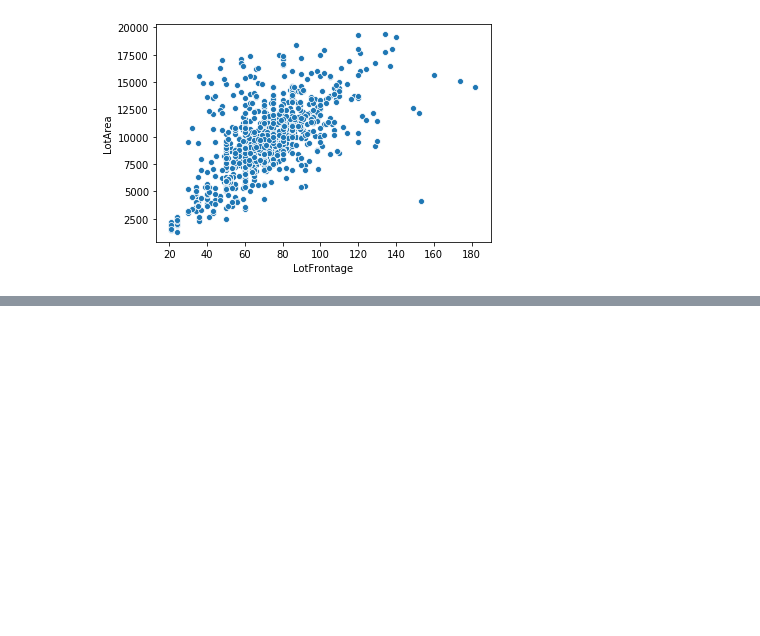
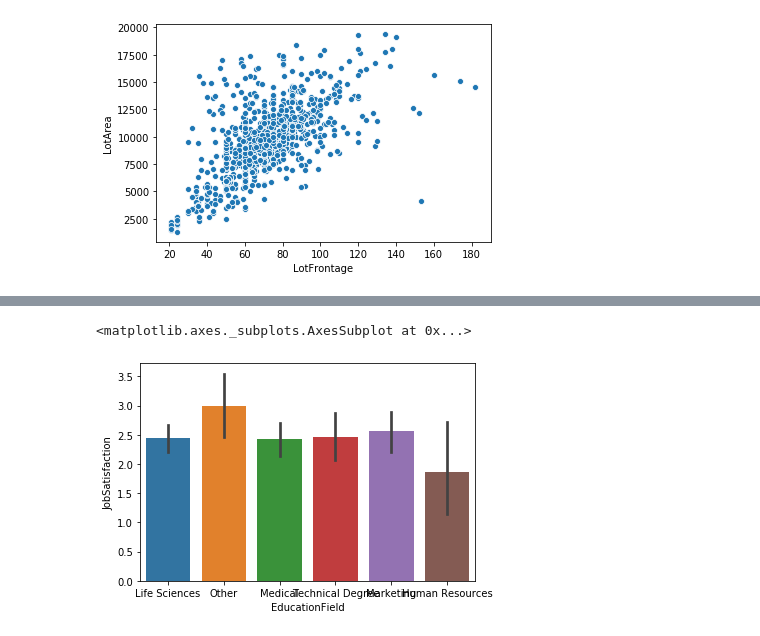
Before and after one commit to MrYamous/iesa-cours-python, a Jupyter notebook: ExJour2.ipynb, the cells around one changed output, grey strips where cells are left out. Cells and saved outputs as stored; diff of their text form; code cells hidden in the pictures; blank space fills up the shorter version.

```diff
--- a/ExJour2.ipynb
+++ b/ExJour2.ipynb
@@ -60,0 +212,9 @@ sns.scatterplot(dffrontage, dfarea)
+# %%
+df = dataset[dataset['Attrition'] == 'Yes']
+x = df["EducationField"]
+y = df["JobSatisfaction"]
+
+sns.barplot(x=x, y=y, data=df)
+# %% [output]
+<matplotlib.axes._subplots.AxesSubplot at 0x...>
+[figure, added]
```
Also changed, not shown: parts of 23 cells of this notebook.
